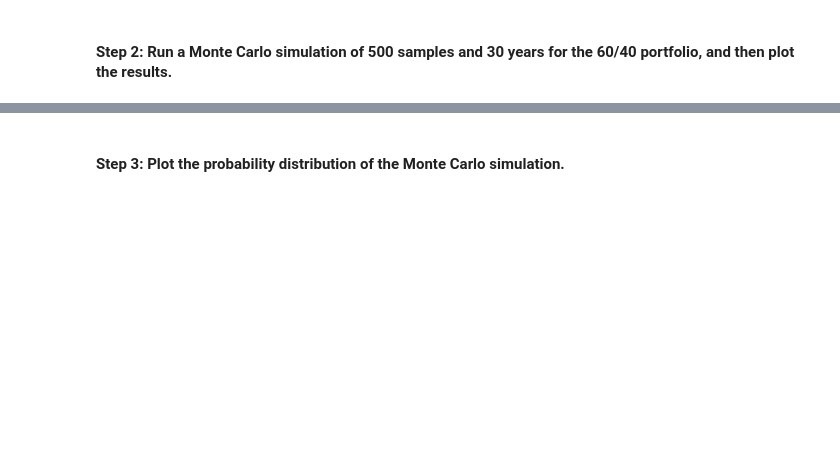
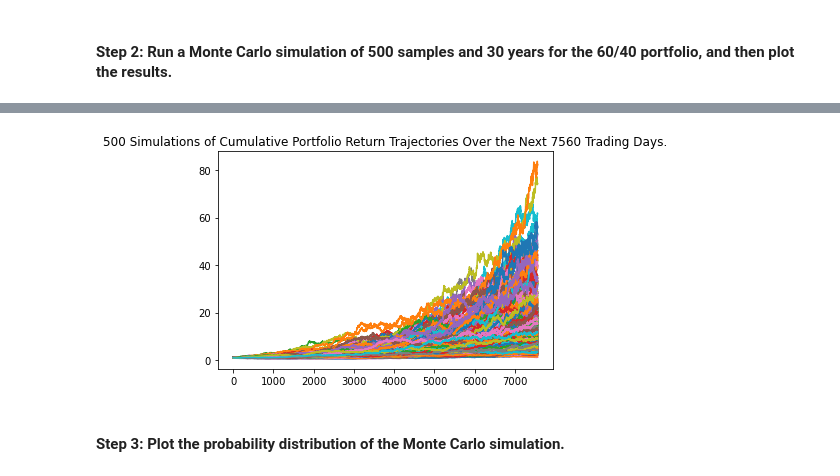
Before and after one commit to lkhodel/bftbc-c5, a Jupyter notebook: financial_planning_tools.ipynb, the cells around one changed output, grey strips where cells are left out. Saved outputs shown, nothing was run; the diff lists cells and outputs as text; code cells hidden in the pictures; blank space fills up the shorter version.

```diff
--- a/financial_planning_tools.ipynb
+++ b/financial_planning_tools.ipynb
@@ -385,22 +436,24 @@ In this section, you’ll use the MCForecastTools library to create a Monte Carl
 # %%
 # Set start and end dates of 3 years back from your current date
 # Alternatively, you can use an end date of 2020-08-07 and work 3 years back from that date
-# YOUR CODE HERE
-# YOUR CODE HERE
+end_date = "2020-08-07"
+start_date = "2017-08-07" # 3 years back
 # %%
 # Use the Alpaca get_bars function to make the API call to get the 3 years worth of pricing data
 # The tickers and timeframe parameters should have been set in Part 1 of this activity
 # The start and end dates should be updated with the information set above
 # Remember to add the df property to the end of the call so the response is returned as a DataFrame
-# YOUR CODE HERE
+pf = alpaca_REST.get_bars(
+    symbol = tickers,
+    timeframe = timeframe,
+    end = end_date,
+    start = start_date
+).df
 
-# Reorganize the DataFrame
-# Separate ticker data
-# YOUR CODE HERE
+p = [ # combined values
+    pf[ pf['symbol'] == s ].drop('symbol', axis=1)
+    for s in tickers
+]
 
-# Concatenate the ticker DataFrames
-# YOUR CODE HERE
-
-# Display both the first and last five rows of the DataFrame
-# YOUR CODE HERE
-# YOUR CODE HERE
+df = pd.concat(p, axis=1, keys=tickers)
+display(df)
@@ -410,7 +479,12 @@ In this section, you’ll use the MCForecastTools library to create a Monte Carl
 # Configure the Monte Carlo simulation to forecast 30 years cumulative returns
 # The weights should be split 40% to AGG and 60% to SPY.
 # Run 500 samples.
-# YOUR CODE HERE
+simulation = MCSimulation(
+    portfolio_data = df,
+    weights = [.60, .40],
+    num_simulation = 500,
+    num_trading_days = 252 * 30
+)
 
 # Review the simulation input data
-# YOUR CODE HERE
+display(simulation.portfolio_data)
@@ -420,7 +552,9 @@ In this section, you’ll use the MCForecastTools library to create a Monte Carl
 # %%
 # Visualize the 30-year Monte Carlo simulation by creating an
 # overlay line plot
-# YOUR CODE HERE
+line_plot = simulation.plot_simulation()
+# %% [output]
+[figure, added]
 # %% [markdown]
 #### Step 3: Plot the probability distribution of the Monte Carlo simulation.
 # %%
```
Also changed, not shown: parts of 22 cells of this notebook.
